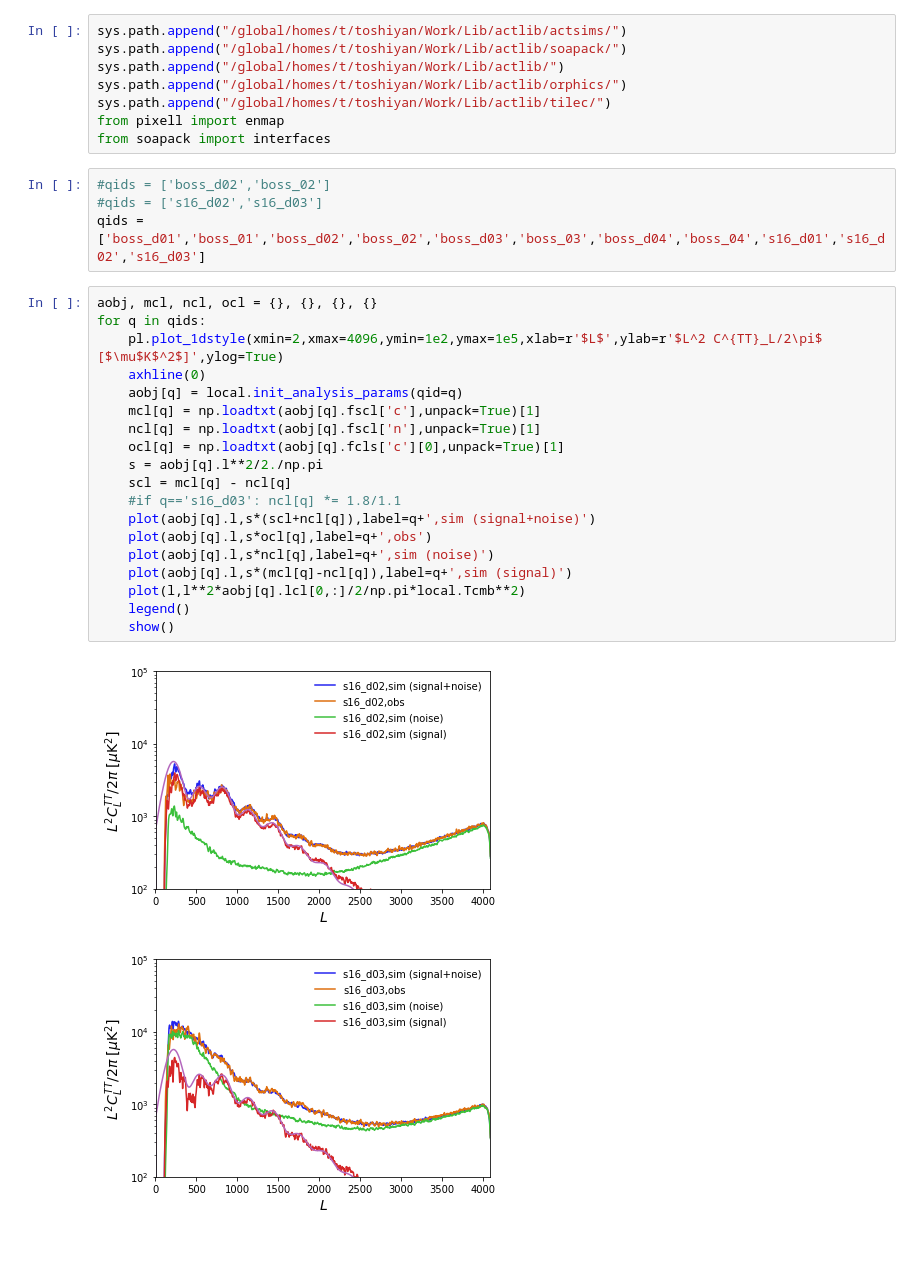
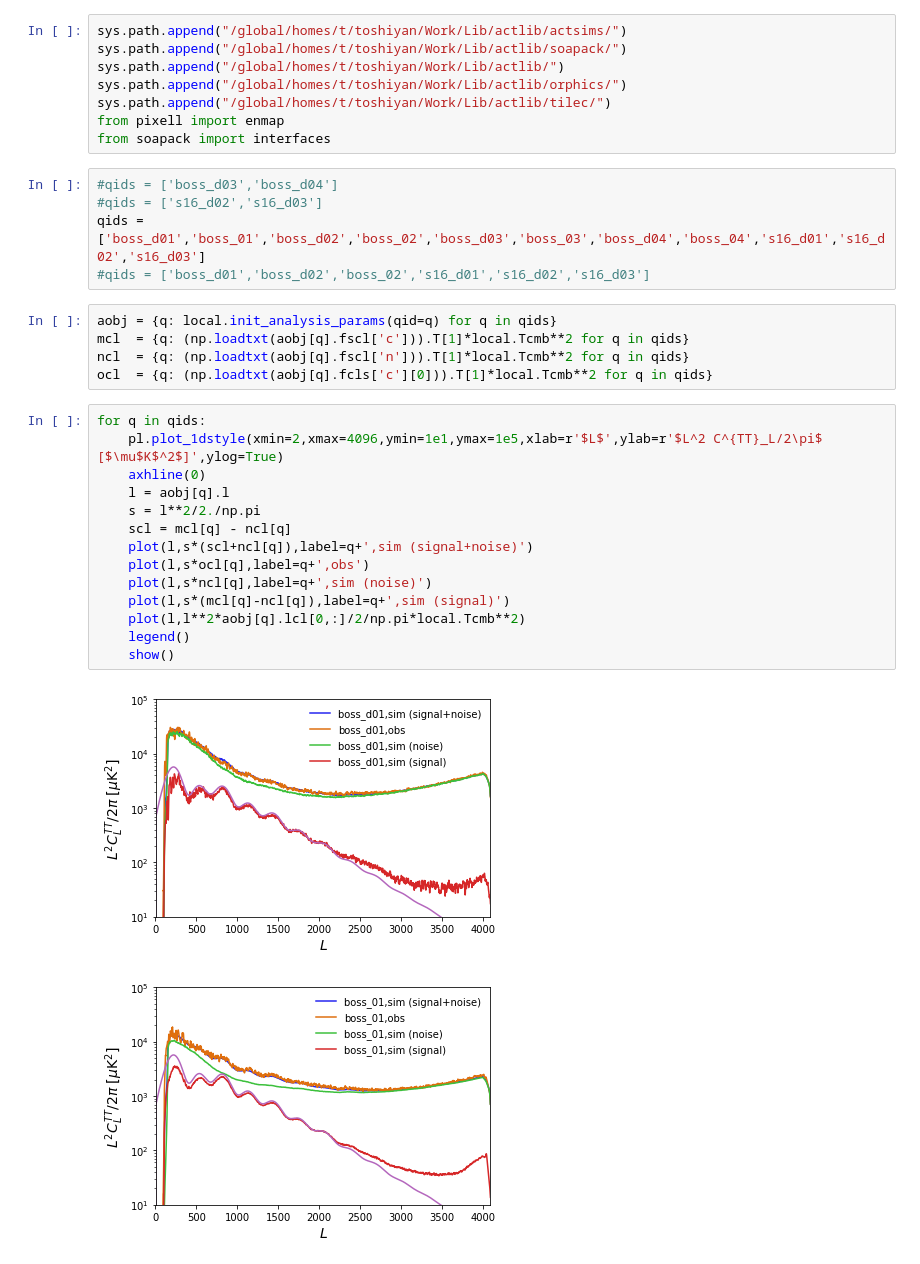
Before and after one commit to ACTCollaboration/Lensing-Daytime, a Jupyter notebook: check_cmb-aps.ipynb, the cells around one changed output. Drawn from its saved outputs; the diff is of its cells as text.

```diff
--- a/check_cmb-aps.ipynb
+++ b/check_cmb-aps.ipynb
@@ -12,28 +12,29 @@ sys.path.append("/global/homes/t/toshiyan/Work/Lib/actlib/tilec/")
 from pixell import enmap
 from soapack import interfaces
 # %%
-#qids = ['boss_d02','boss_02']
+#qids = ['boss_d03','boss_d04']
 #qids = ['s16_d02','s16_d03']
 qids = ['boss_d01','boss_01','boss_d02','boss_02','boss_d03','boss_03','boss_d04','boss_04','s16_d01','s16_d02','s16_d03']
+#qids = ['boss_d01','boss_d02','boss_02','s16_d01','s16_d02','s16_d03']
+# %%
+aobj = {q: local.init_analysis_params(qid=q) for q in qids}
+mcl  = {q: (np.loadtxt(aobj[q].fscl['c'])).T[1]*local.Tcmb**2 for q in qids}
+ncl  = {q: (np.loadtxt(aobj[q].fscl['n'])).T[1]*local.Tcmb**2 for q in qids}
+ocl  = {q: (np.loadtxt(aobj[q].fcls['c'][0])).T[1]*local.Tcmb**2 for q in qids}
 # %%
-aobj, mcl, ncl, ocl = {}, {}, {}, {}
 for q in qids:
-    pl.plot_1dstyle(xmin=2,xmax=4096,ymin=1e2,ymax=1e5,xlab=r'$L$',ylab=r'$L^2 C^{TT}_L/2\pi$ [$\mu$K$^2$]',ylog=True)
+    pl.plot_1dstyle(xmin=2,xmax=4096,ymin=1e1,ymax=1e5,xlab=r'$L$',ylab=r'$L^2 C^{TT}_L/2\pi$ [$\mu$K$^2$]',ylog=True)
     axhline(0)
-    aobj[q] = local.init_analysis_params(qid=q)
-    mcl[q] = np.loadtxt(aobj[q].fscl['c'],unpack=True)[1]
-    ncl[q] = np.loadtxt(aobj[q].fscl['n'],unpack=True)[1]
-    ocl[q] = np.loadtxt(aobj[q].fcls['c'][0],unpack=True)[1]
-    s = aobj[q].l**2/2./np.pi
+    l = aobj[q].l
+    s = l**2/2./np.pi
     scl = mcl[q] - ncl[q]
-    #if q=='s16_d03': ncl[q] *= 1.8/1.1
-    plot(aobj[q].l,s*(scl+ncl[q]),label=q+',sim (signal+noise)')
-    plot(aobj[q].l,s*ocl[q],label=q+',obs')
-    plot(aobj[q].l,s*ncl[q],label=q+',sim (noise)')
-    plot(aobj[q].l,s*(mcl[q]-ncl[q]),label=q+',sim (signal)')
+    plot(l,s*(scl+ncl[q]),label=q+',sim (signal+noise)')
+    plot(l,s*ocl[q],label=q+',obs')
+    plot(l,s*ncl[q],label=q+',sim (noise)')
+    plot(l,s*(mcl[q]-ncl[q]),label=q+',sim (signal)')
     plot(l,l**2*aobj[q].lcl[0,:]/2/np.pi*local.Tcmb**2)
     legend()
     show()
 # %% [output]
-[figure, old version]
+[figure, new version]
-[figure, old version]
+[figure, new version]
```
Also changed, not shown: parts of 12 cells of this notebook, 15 other files.
